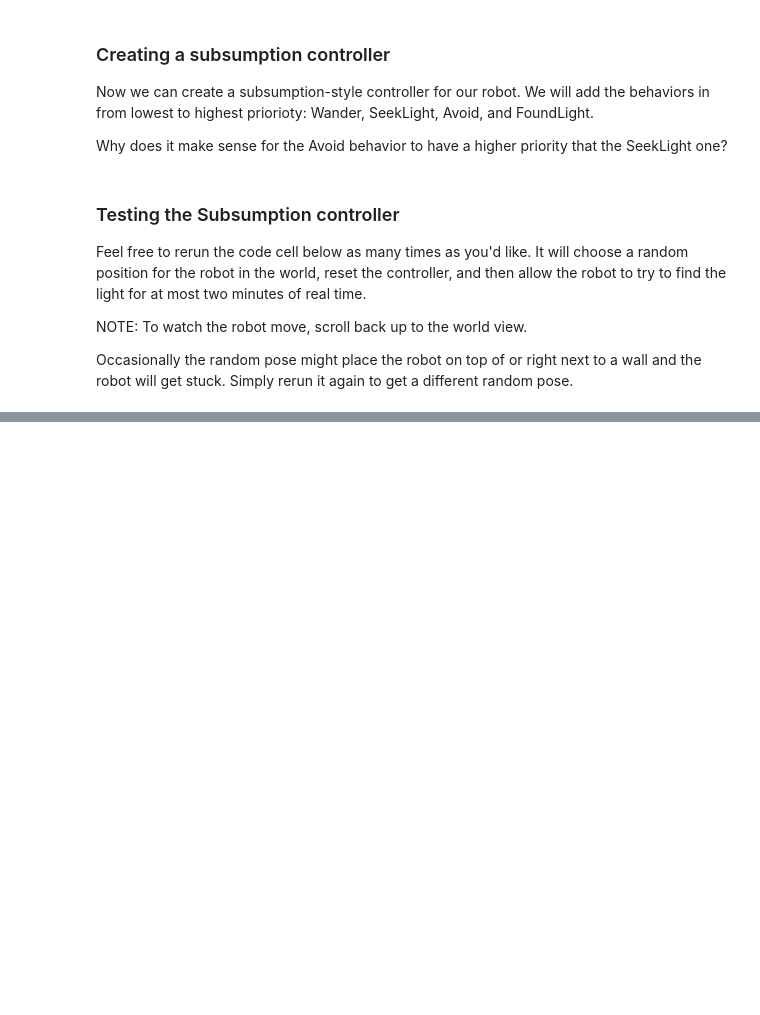
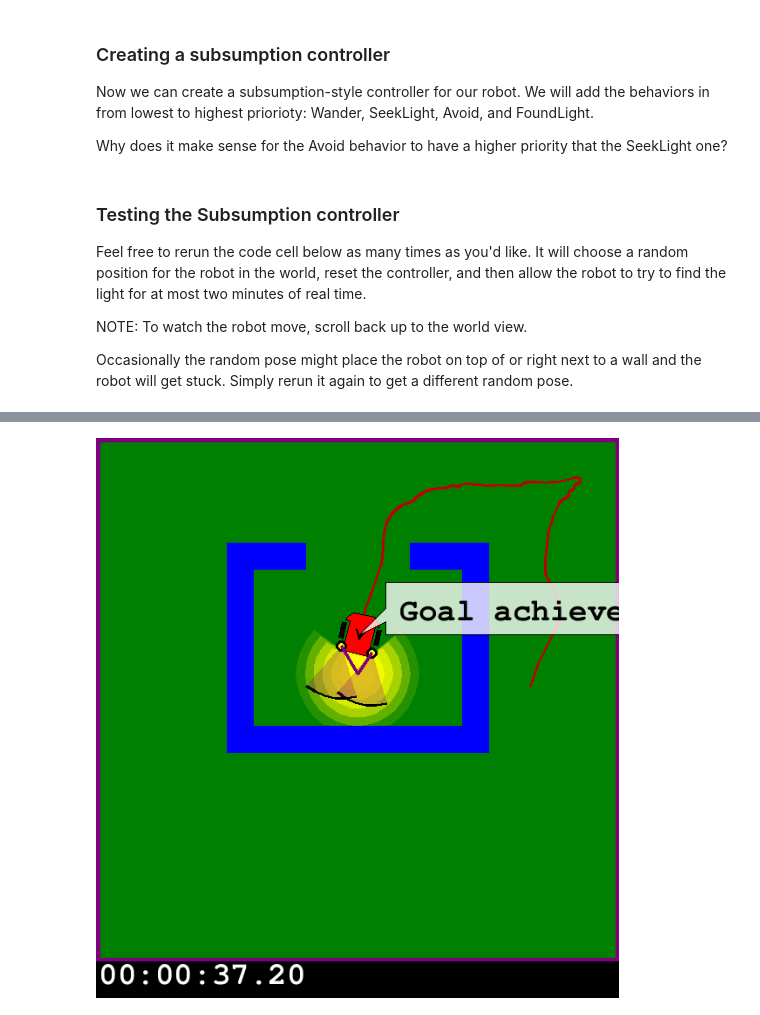
Before and after one commit to ArtificialIntelligenceToolkit/aitk, a Jupyter notebook: notebooks/Robotics/Subsumption.ipynb, the cells around one changed output, grey strips where cells are left out. Cells and saved outputs as stored; diff of their text form; code cells hidden in the pictures; blank space fills up the shorter version.

Commit message:
New images for notebooks

```diff
--- a/notebooks/Robotics/Subsumption.ipynb
+++ b/notebooks/Robotics/Subsumption.ipynb
@@ -274,0 +276,4 @@ True
+# %%
+world
+# %% [output]
+[figure, added]
```
Also changed, not shown: parts of 3 cells of this notebook.
